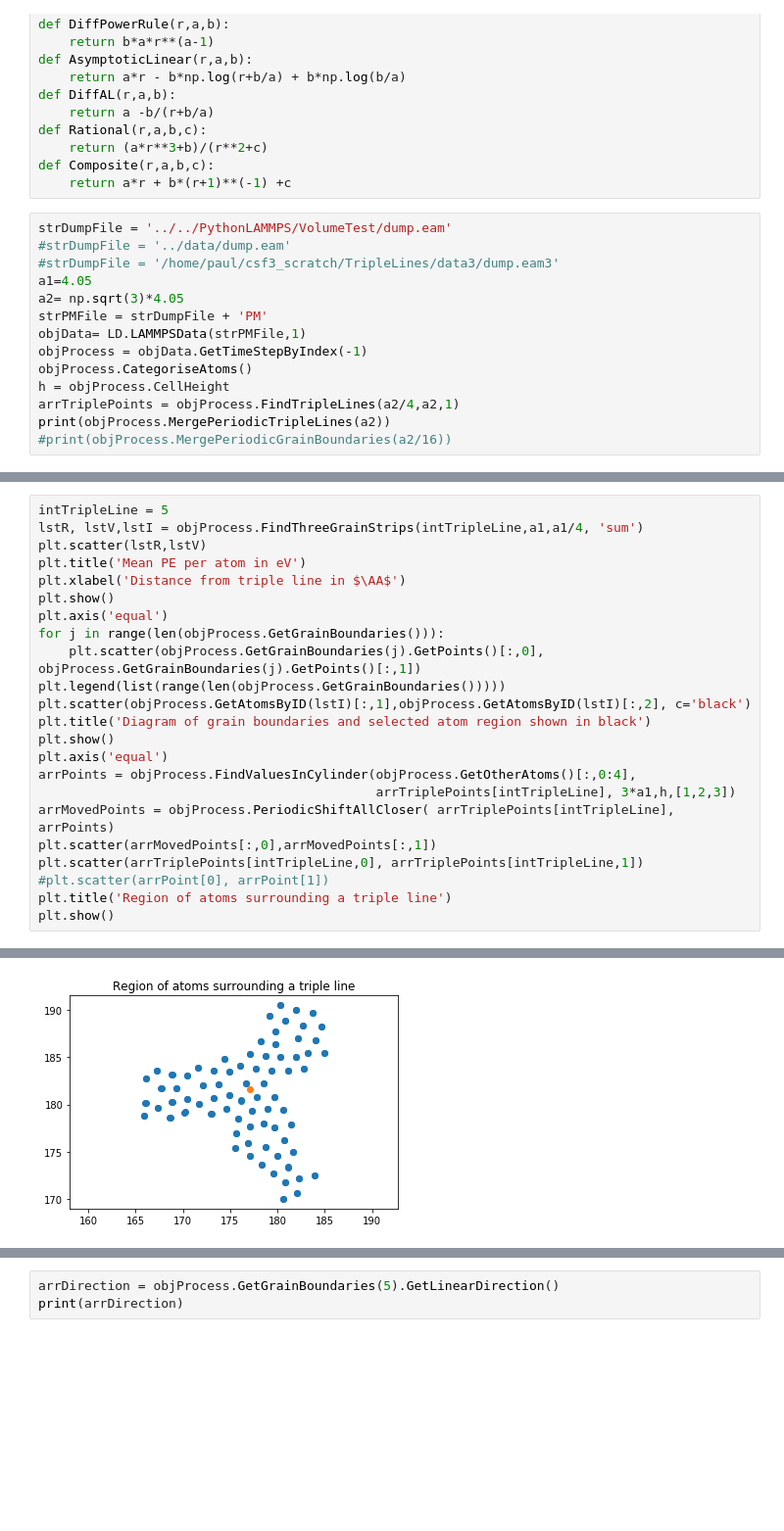
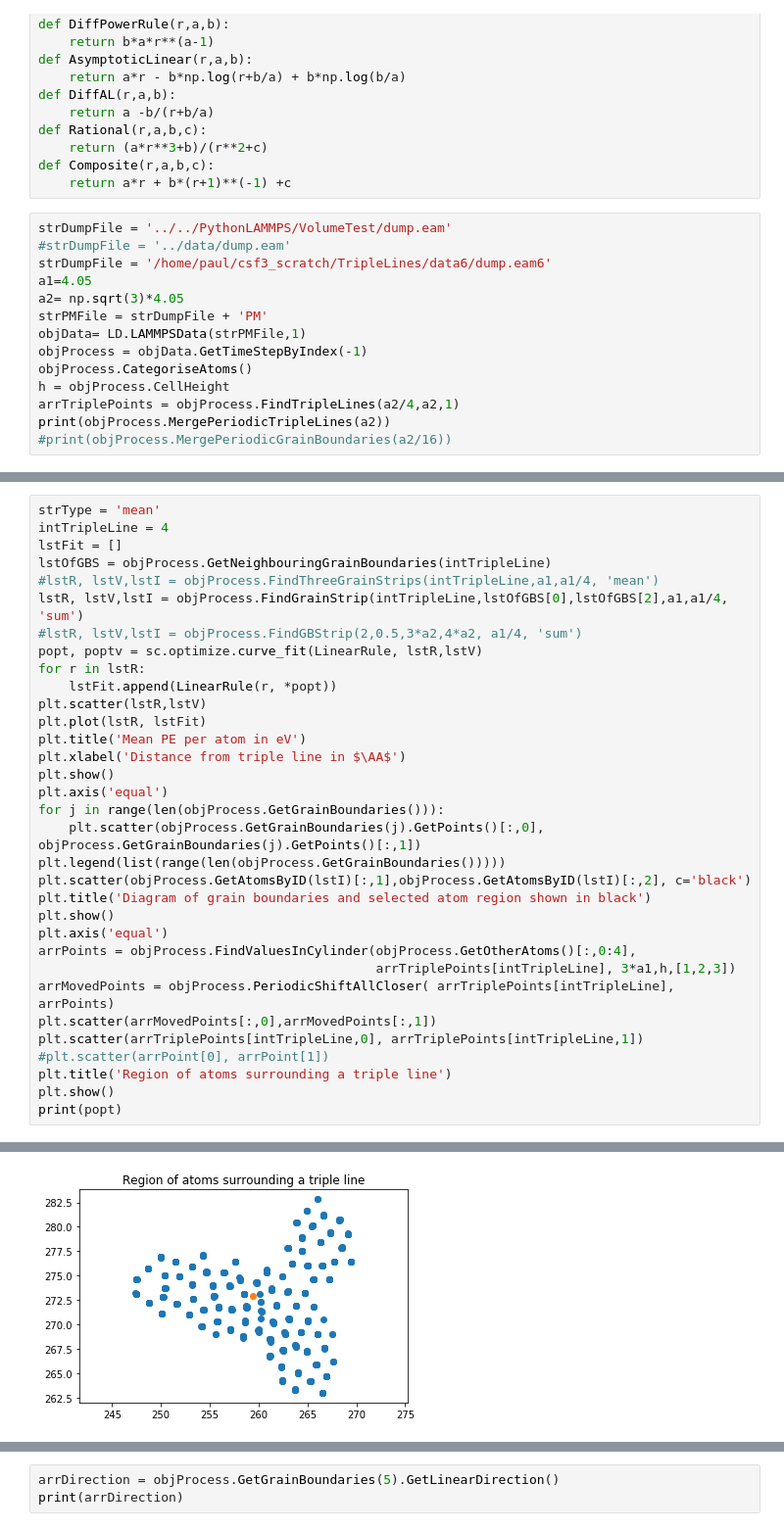
Before and after one commit to PaulTwine/TripleLines.github.io, a Jupyter notebook: TripleLine Fitting.ipynb, the cells around one changed output, grey strips where cells are left out. Shown at 98% size. Saved outputs shown, nothing was run; the diff lists cells and outputs as text; blank space fills up the shorter version.

Commit message:
Updated routines to investigate GB strips

```diff
--- a/TripleLine Fitting.ipynb
+++ b/TripleLine Fitting.ipynb
@@ -51,7 +51,7 @@ def Composite(r,a,b,c):
 # %%
 strDumpFile = '../../PythonLAMMPS/VolumeTest/dump.eam'
 #strDumpFile = '../data/dump.eam'
-#strDumpFile = '/home/paul/csf3_scratch/TripleLines/data3/dump.eam3'
+strDumpFile = '/home/paul/csf3_scratch/TripleLines/data6/dump.eam6'
 a1=4.05
 a2= np.sqrt(3)*4.05
 strPMFile = strDumpFile + 'PM'
@@ -67,7 +67,16 @@ print(objProcess.MergePeriodicTripleLines(a2))
 # %%
-intTripleLine = 5
-lstR, lstV,lstI = objProcess.FindThreeGrainStrips(intTripleLine,a1,a1/4, 'sum')
+strType = 'mean'
+intTripleLine = 4
+lstFit = []
+lstOfGBS = objProcess.GetNeighbouringGrainBoundaries(intTripleLine)
+#lstR, lstV,lstI = objProcess.FindThreeGrainStrips(intTripleLine,a1,a1/4, 'mean')
+lstR, lstV,lstI = objProcess.FindGrainStrip(intTripleLine,lstOfGBS[0],lstOfGBS[2],a1,a1/4, 'sum')
+#lstR, lstV,lstI = objProcess.FindGBStrip(2,0.5,3*a2,4*a2, a1/4, 'sum')
+popt, poptv = sc.optimize.curve_fit(LinearRule, lstR,lstV)
+for r in lstR:
+    lstFit.append(LinearRule(r, *popt))
 plt.scatter(lstR,lstV)
+plt.plot(lstR, lstFit)
 plt.title('Mean PE per atom in eV')
 plt.xlabel('Distance from triple line in $\AA$')
 plt.show()
@@ -87,4 +96,5 @@ plt.scatter(arrTriplePoints[intTripleLine,0], arrTriplePoints[intTripleLine,1])
 #plt.scatter(arrPoint[0], arrPoint[1])
 plt.title('Region of atoms surrounding a triple line')
 plt.show()
+print(popt)
 # %% [output]
@@ -93 +103 @@ plt.show()
-[figure, old version]
+[figure, new version]
```
Also changed, not shown: parts of 7 cells of this notebook, 2 other files.
